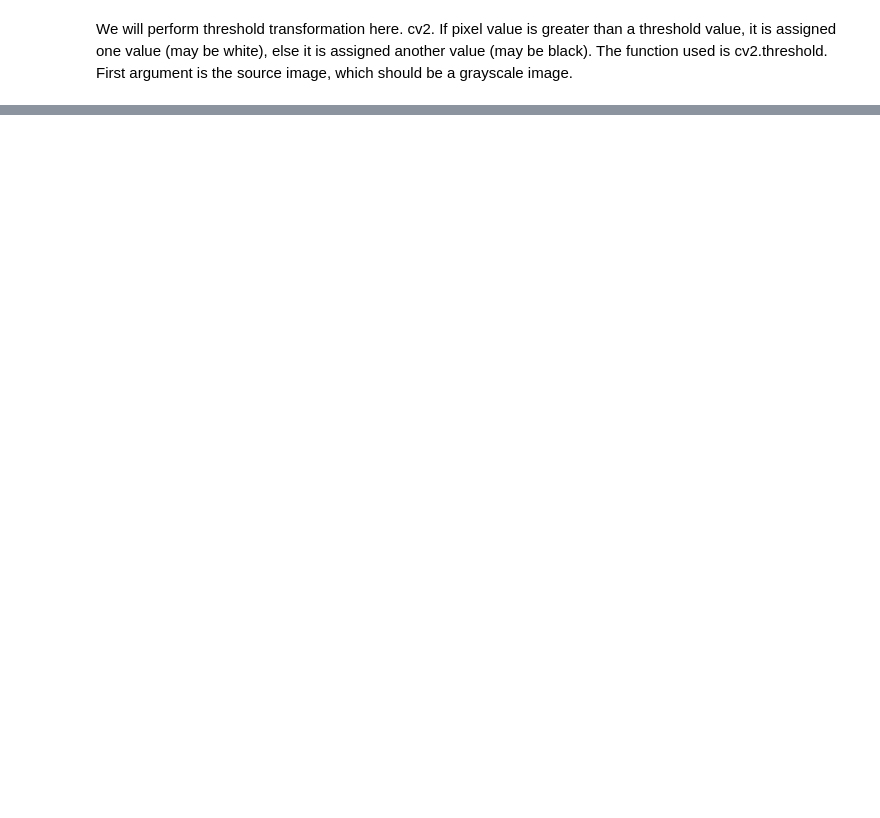
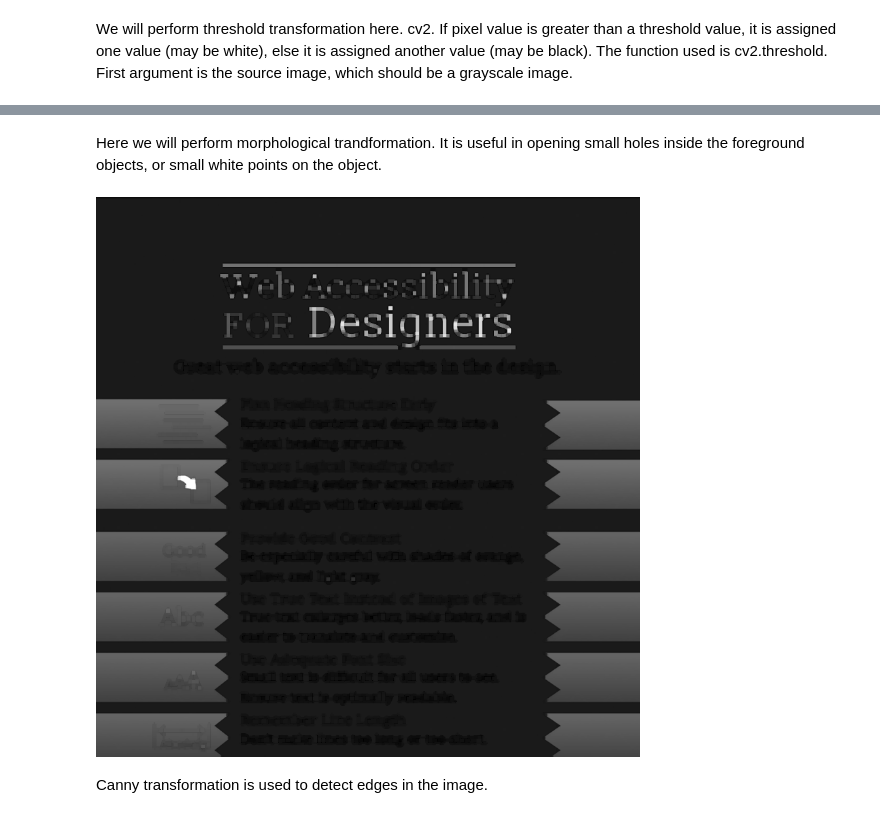
Before and after one commit to KiarashKiani79/Text-Extraction-From-Images-Application, a Jupyter notebook: text_extractor.ipynb, the cells around one changed output, grey strips where cells are left out. Cells and saved outputs as stored; diff of their text form; code cells hidden in the pictures; blank space fills up the shorter version.

```diff
--- a/text_extractor.ipynb
+++ b/text_extractor.ipynb
@@ -158,0 +194,11 @@ Image.fromarray(thresh)
+# %% [markdown]
+Here we will perform morphological trandformation. It is useful in opening small holes inside the foreground objects, or small white points on the object.
+# %%
+# Apply Morphological Transformations
+kernel = np.ones((5,5),np.uint8) # 5x5 pixel kernel
+opening = cv2.morphologyEx(gray, cv2.MORPH_OPEN, kernel)
+Image.fromarray(opening)
+# %% [output]
+[figure, added]
+# %% [markdown]
+Canny transformation is used to detect edges in the image.
```
Also changed, not shown: parts of 17 cells of this notebook, 1 other file.
